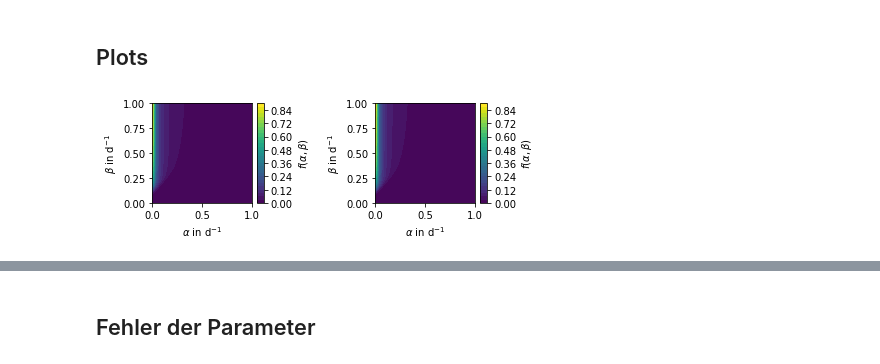
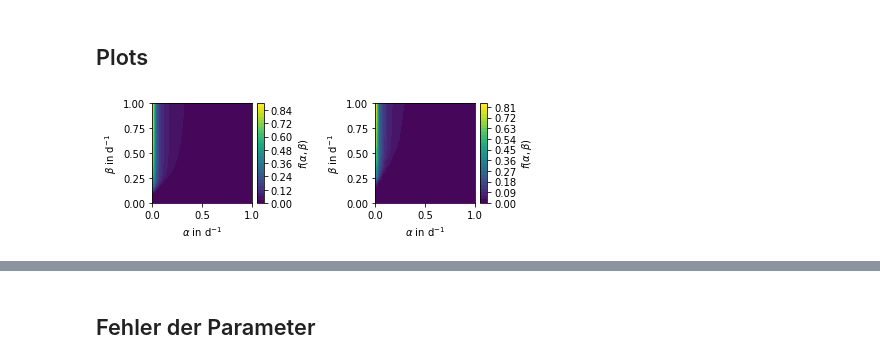
Before and after one commit to torbensun/Modeling-Of-Epidemics-With-Compartmental-And-Network-Models, a Jupyter notebook: Bessere Optimierung.ipynb, the cells around one changed output, grey strips where cells are left out. Drawn from its saved outputs; the diff is of its cells as text; code cells hidden in the pictures.

```diff
--- a/Bessere Optimierung.ipynb
+++ b/Bessere Optimierung.ipynb
@@ -857,7 +646,7 @@ for f in range(len(functions)):
 #ändere die 4 in Z_const[4] um andere Funktionen zu plotten
 
 Zdiff_const = Z_const[0] #- np.mean(Z_const[0])
-Zdiff_heavi = Z_const[0] #- np.mean(Z_const[0])
+Zdiff_heavi = Z_heavi[0] #- np.mean(Z_heavi[0])
 
 # norm = cm.colors.Normalize(vmax=max(Zdiff_const.max(), Zdiff_heavi.max()), vmin=min(Zdiff_const.min(), Zdiff_heavi.min()))
 norm_const = cm.colors.Normalize(vmax=Zdiff_const.max(), vmin=Zdiff_const.min())
@@ -900,31 +689,31 @@ cset1 = ax1.contourf(
 ax1.set_xlabel(r'$\alpha$ in $\mathrm{d^{-1}}$')
 ax1.set_ylabel(r'$\beta$ in $\mathrm{d^{-1}}$')
 ax1.set(adjustable='box', aspect='equal')
 ax1_divider = make_axes_locatable(ax1)
 cax1 = ax1_divider.append_axes("right", size="7%", pad="5%")
 cbar1 = fig.colorbar(cset1, cax=cax1)
 cbar1.set_label(r'$f(\alpha,\beta)$')
 
 cset2 = ax2.contourf(
     ALPHA, BETA, Zdiff_heavi, resolution, vmax=Zdiff_heavi.max(), vmin=Zdiff_heavi.min()
 )
 ax2.set_xlabel(r'$\alpha$ in $\mathrm{d^{-1}}$')
 ax2.set_ylabel(r'$\beta$ in $\mathrm{d^{-1}}$')
 ax2.set(adjustable='box', aspect='equal')
 ax2_divider = make_axes_locatable(ax2)
 cax2 = ax2_divider.append_axes("right", size="7%", pad="5%")
 cbar2 = fig.colorbar(cset2, cax=cax2)
 cbar2.set_label(r'$f(\alpha,\beta)$')
 
 #plt.savefig("./Media/Plots/opt/f_plot.pdf", dpi=400)
 plt.show()
 
 #ax.set_yscale('log')
 #ax.set_xscale('log')
 #ax.set_ylim(0, 1)
 #ax.set_xticks([])
 #ax.set_yticks([])
 
 #Zdiff_const
 # %% [output]
-[figure, old version]
+[figure, new version]
```
Also changed, not shown: parts of 9 cells of this notebook, 42 other files.
